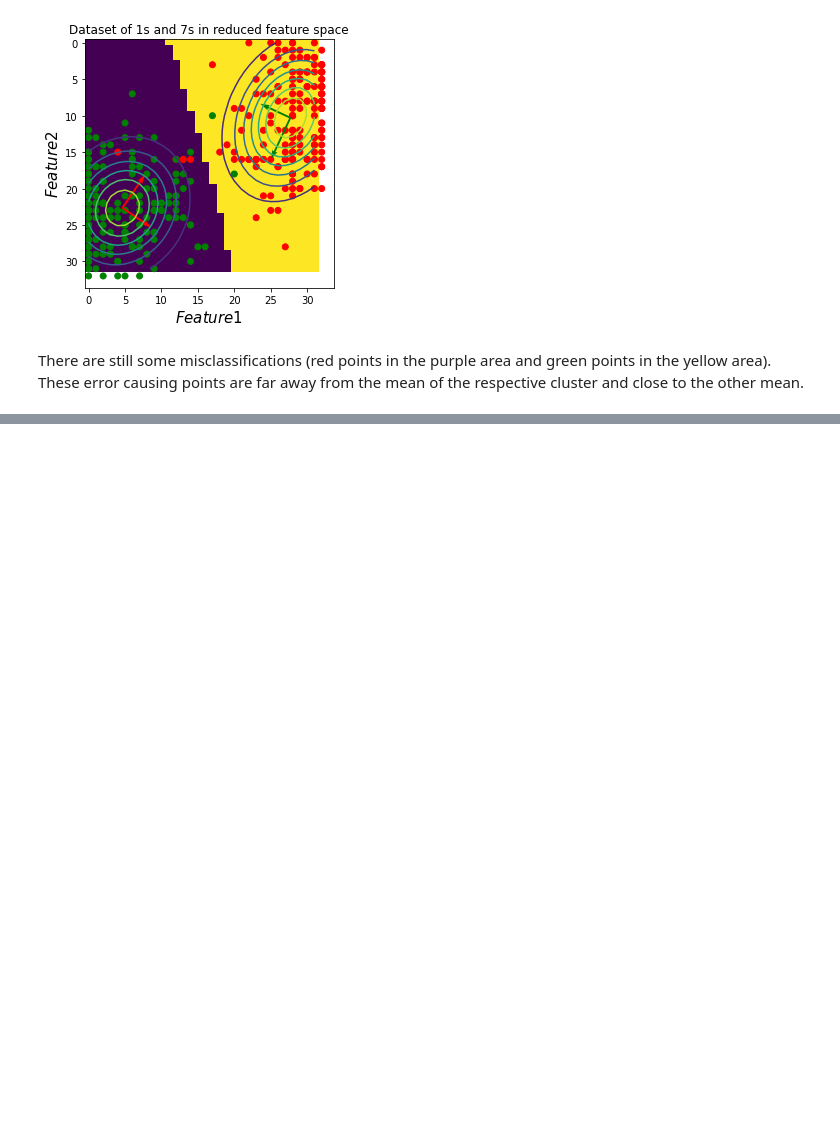
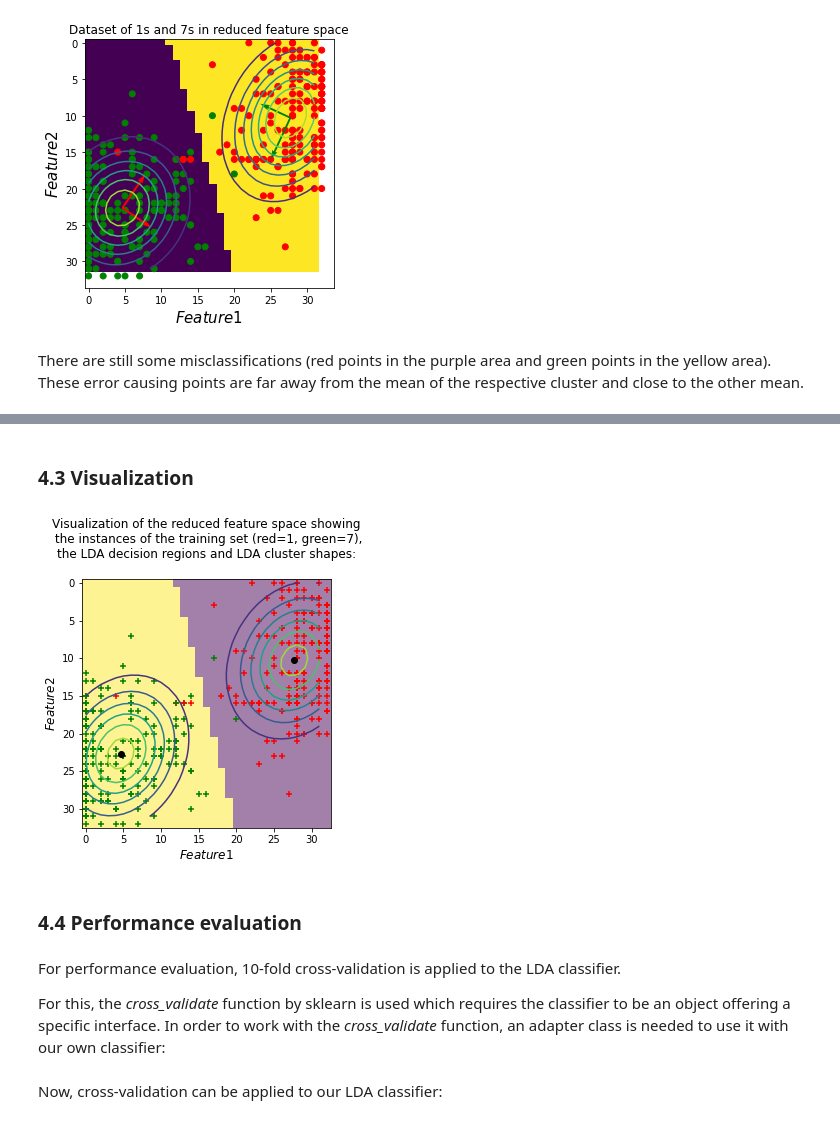
Before and after one commit to kdidi99/ml_fundamentals_hd, a Jupyter notebook: qda_lda.ipynb, the cells around one changed output, grey strips where cells are left out. Drawn from its saved outputs; the diff is of its cells as text; code cells hidden in the pictures; blank space fills up the shorter version.

```diff
--- a/qda_lda.ipynb
+++ b/qda_lda.ipynb
@@ -349,0 +488,19 @@ There are still some misclassifications (red points in the purple area and green
+# %%
+# This function can be used to predict the corresponding labels for the given features
+# using the LDA classifier.
+# Input:
+#   w: learned weight returned by fit_lda() function (1 x D)
+#   b: learned offset b returned by fit_lda() function (1 x 1)
+#   test_features: features to predict the corresponding labels for (M x D)
+# Returns:
+#   predicted_labels (M x 1)
+def predict_lda(w, b, test_features):
+
+    # apply lda decision rule
+    predicted_labels = np.array([w.dot(f) + b for f in test_features])
+
+    # apply threshold of 0
+    predicted_labels[predicted_labels >= 0] = 1
+    predicted_labels[predicted_labels < 0] = 0
+
+    return predicted_labels
@@ -349,0 +531,55 @@ There are still some misclassifications (red points in the purple area and green
+# %% [markdown]
+### 4.3 Visualization
+# %%
+# value of each pixel in the digits-dataset is between 0 and 16.
+# therefore, after our feature reduction, values can be between 0 and 32 for each of both dimensions.
+# We chose a grid size of 33x33, since scaling to a larger grid doesn't have any advantage
+maxval = 32
+f1 = np.linspace(0, maxval, num=maxval+1, dtype=np.int16)
+f2 = np.linspace(0, maxval, num=maxval+1, dtype=np.int16)
+
+# cartesian product of f1 and f2
+X_plot = np.transpose([np.tile(f1, f2.size), np.repeat(f2, f1.size)])
+
+# initalize image
+img = np.empty((maxval+1, maxval+1))
+
+# calculate predictions
+y_plot = predict_lda(w, b, X_plot)
+
+# fill image
+for i in range(33*33):
+    img[X_plot[i][1], X_plot[i][0]] = y_plot[i]
+
+# decision region image
+fig, ax = plt.subplots()
+ax.imshow(img, alpha=0.5)
+
+# scatter plot
+color= ['red' if y == 1 else 'green' for y in y_filter]
+ax.scatter(reduced_x[:,0], reduced_x[:,1], c=color, marker = "+")
+ax.scatter(mu[:,0], mu[:,1], c='black', marker = "o")
+
+# plot cluster shape
+x = np.arange(0, 32, 1)
+y = np.arange(0, 32, 1)
+xg, yg = np.meshgrid(x, y)
+z0 = [[gaussian(mu[0], covmat, [xx,yy]) for xx in x] for yy in y]
+z1 = [[gaussian(mu[1], covmat, [xx,yy]) for xx in x] for yy in y]
+plt.contour(z0)
+plt.contour(z1)
+
+# layout
+fig.tight_layout()
+ax.set_xlabel(r'$Feature 1$', fontsize=12)
+ax.set_ylabel(r'$Feature 2$', fontsize=12)
+ax.set_title('Visualization of the reduced feature space showing\n the instances of the training set (red=1, green=7),\nthe LDA decision regions and LDA cluster shapes:\n')
+plt.show()
+# %% [output]
+[figure, added]
+# %% [markdown]
+### 4.4 Performance evaluation
+# %% [markdown]
+For performance evaluation, 10-fold cross-validation is applied to the LDA classifier.
+
+For this, the *cross_validate* function by sklearn is used which requires the classifier to be an object offering a specific interface. In order to work with the *cross_validate* function, an adapter class is needed to use it with our own classifier:
@@ -349,0 +616,2 @@ There are still some misclassifications (red points in the purple area and green
+# %% [markdown]
+Now, cross-validation can be applied to our LDA classifier:
```
Also changed, not shown: parts of 30 cells of this notebook.
